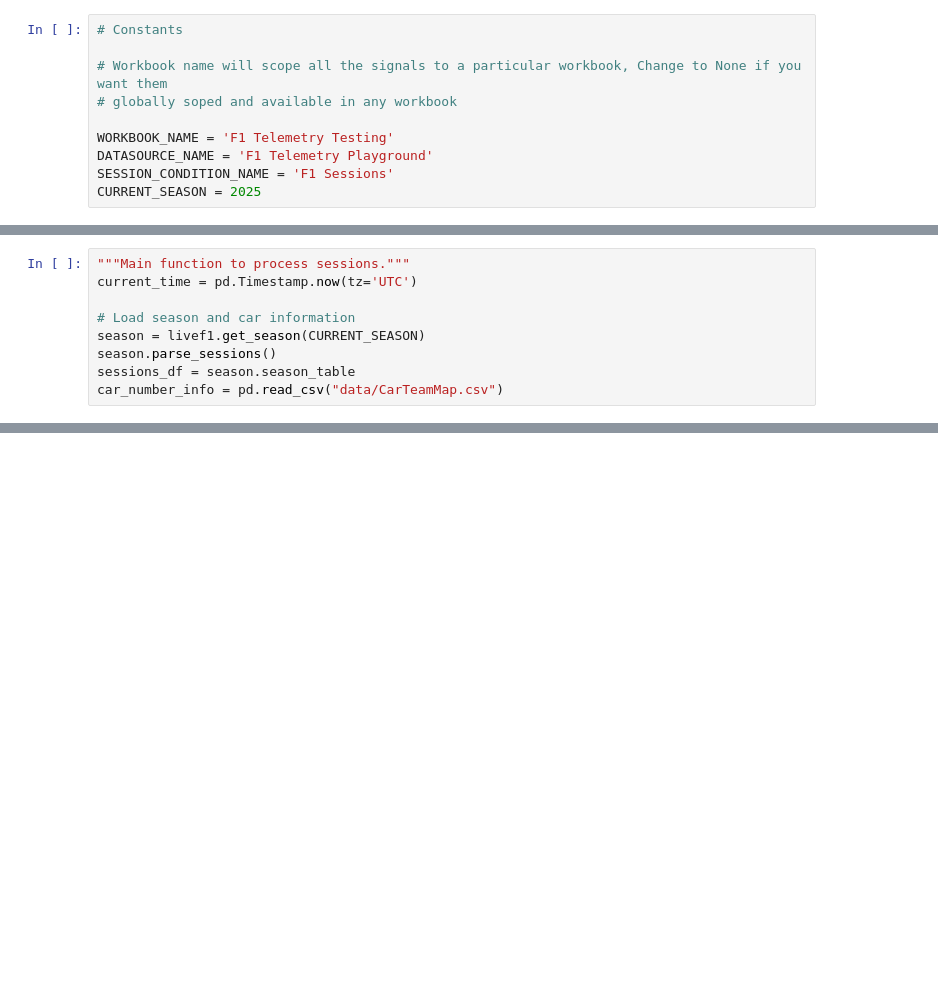
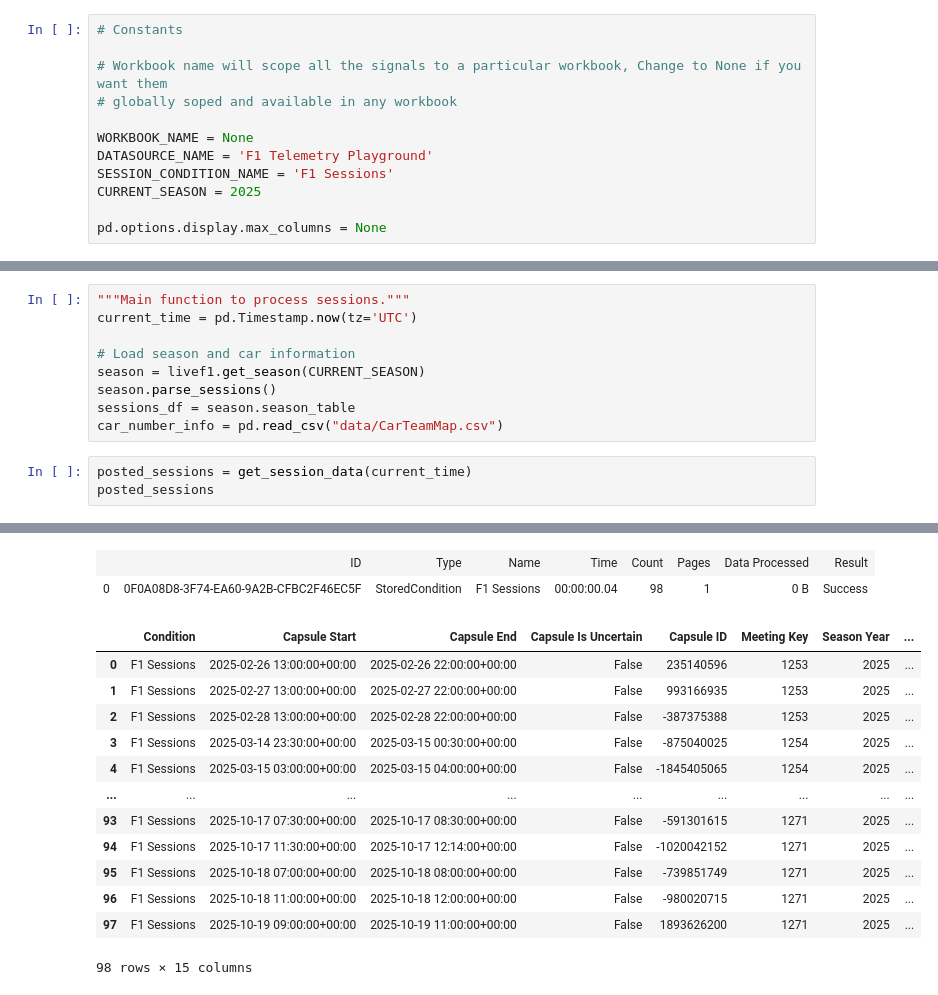
Before and after one commit to shamus-cunningham/seeq-f1, a Jupyter notebook: Create_Telemetry_Signals.ipynb, the cells around one changed output, grey strips where cells are left out. Cells and saved outputs as stored; diff of their text form; blank space fills up the shorter version.

```diff
--- a/Create_Telemetry_Signals.ipynb
+++ b/Create_Telemetry_Signals.ipynb
@@ -8,9 +8,11 @@ import livef1
 # Workbook name will scope all the signals to a particular workbook, Change to None if you want them
 # globally soped and available in any workbook
 
-WORKBOOK_NAME = 'F1 Telemetry Testing'
+WORKBOOK_NAME = None
 DATASOURCE_NAME = 'F1 Telemetry Playground'
 SESSION_CONDITION_NAME = 'F1 Sessions'
 CURRENT_SEASON = 2025
+
+pd.options.display.max_columns = None
 # %%
 def add_capsule_start_end_session_df (df):
@@ -161,3 +163,7 @@ season = livef1.get_season(CURRENT_SEASON)
 season.parse_sessions()
 sessions_df = season.season_table
 car_number_info = pd.read_csv("data/CarTeamMap.csv")
+# %%
+posted_sessions = get_session_data(current_time)
+posted_sessions
+# %% [output]
@@ -163,0 +171,15 @@ car_number_info = pd.read_csv("data/CarTeamMap.csv")
+|  | ID | Type | Name | Time | Count | Pages | Data Processed | Result |
+| 0 | 0F0A08D8-3F74-EA60-9A2B-CFBC2F46EC5F | StoredCondition | F1 Sessions | 00:00:00.04 | 98 | 1 | 0 B | Success |
+|  | Condition | Capsule Start | Capsule End | Capsule Is Uncertain | Capsule ID | Meeting Key | Season Year | ... |
+| 0 | F1 Sessions | 2025-02-26 13:00:00+00:00 | 2025-02-26 22:00:00+00:00 | False | 235140596 | 1253 | 2025 | ... |
+| 1 | F1 Sessions | 2025-02-27 13:00:00+00:00 | 2025-02-27 22:00:00+00:00 | False | 993166935 | 1253 | 2025 | ... |
+| 2 | F1 Sessions | 2025-02-28 13:00:00+00:00 | 2025-02-28 22:00:00+00:00 | False | -387375388 | 1253 | 2025 | ... |
+| 3 | F1 Sessions | 2025-03-14 23:30:00+00:00 | 2025-03-15 00:30:00+00:00 | False | -875040025 | 1254 | 2025 | ... |
+| 4 | F1 Sessions | 2025-03-15 03:00:00+00:00 | 2025-03-15 04:00:00+00:00 | False | -1845405065 | 1254 | 2025 | ... |
+| ... | ... | ... | ... | ... | ... | ... | ... | ... |
+| 93 | F1 Sessions | 2025-10-17 07:30:00+00:00 | 2025-10-17 08:30:00+00:00 | False | -591301615 | 1271 | 2025 | ... |
+| 94 | F1 Sessions | 2025-10-17 11:30:00+00:00 | 2025-10-17 12:14:00+00:00 | False | -1020042152 | 1271 | 2025 | ... |
+| 95 | F1 Sessions | 2025-10-18 07:00:00+00:00 | 2025-10-18 08:00:00+00:00 | False | -739851749 | 1271 | 2025 | ... |
+| 96 | F1 Sessions | 2025-10-18 11:00:00+00:00 | 2025-10-18 12:00:00+00:00 | False | -980020715 | 1271 | 2025 | ... |
+| 97 | F1 Sessions | 2025-10-19 09:00:00+00:00 | 2025-10-19 11:00:00+00:00 | False | 1893626200 | 1271 | 2025 | ... |
+98 rows × 15 columns
```
Also changed, not shown: parts of 8 cells of this notebook, 1 other file.
